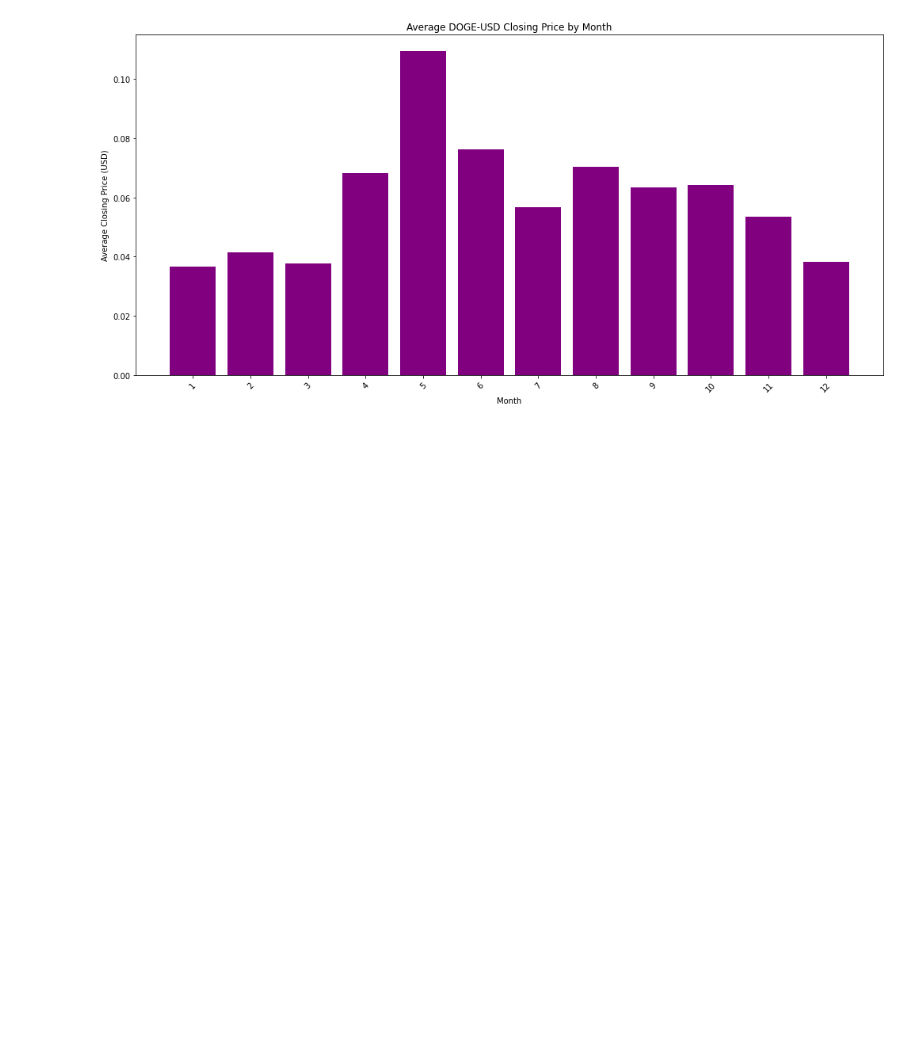
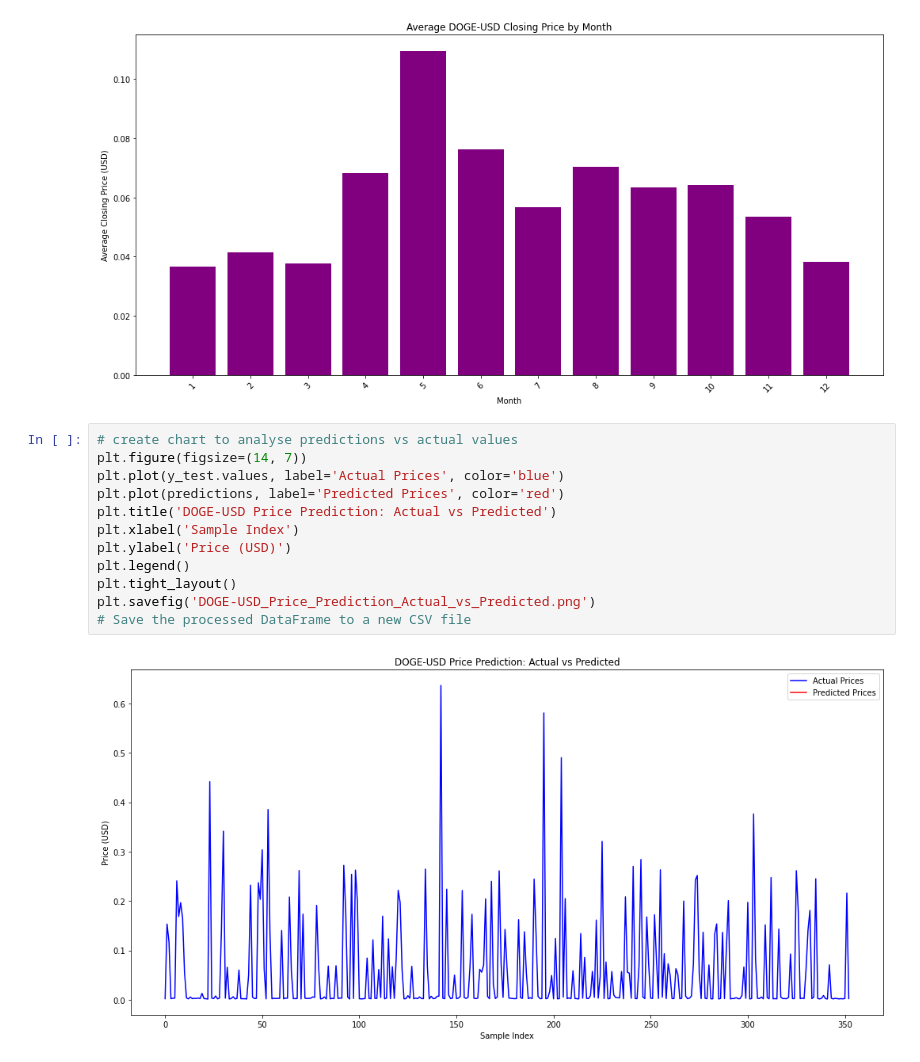
Before and after one commit to parekhrohan21/ml_analysis, a Jupyter notebook: doge_pred.ipynb, the cells around one changed output. Saved outputs shown, nothing was run; the diff lists cells and outputs as text; blank space fills up the shorter version.

Commit message:
Adding doge neural network

```diff
--- a/doge_pred.ipynb
+++ b/doge_pred.ipynb
@@ -157,3 +157,17 @@ plt.savefig('DOGE-USD_Average_Closing_Price_by_Month.png')
 # %% [output]
 [figure]
 [figure]
+# %%
+# create chart to analyse predictions vs actual values
+plt.figure(figsize=(14, 7))
+plt.plot(y_test.values, label='Actual Prices', color='blue')
+plt.plot(predictions, label='Predicted Prices', color='red')
+plt.title('DOGE-USD Price Prediction: Actual vs Predicted')
+plt.xlabel('Sample Index')
+plt.ylabel('Price (USD)')
+plt.legend()
+plt.tight_layout()
+plt.savefig('DOGE-USD_Price_Prediction_Actual_vs_Predicted.png')
+# Save the processed DataFrame to a new CSV file
+# %% [output]
+[figure, added]
```
Also changed, not shown: 1 other file.
